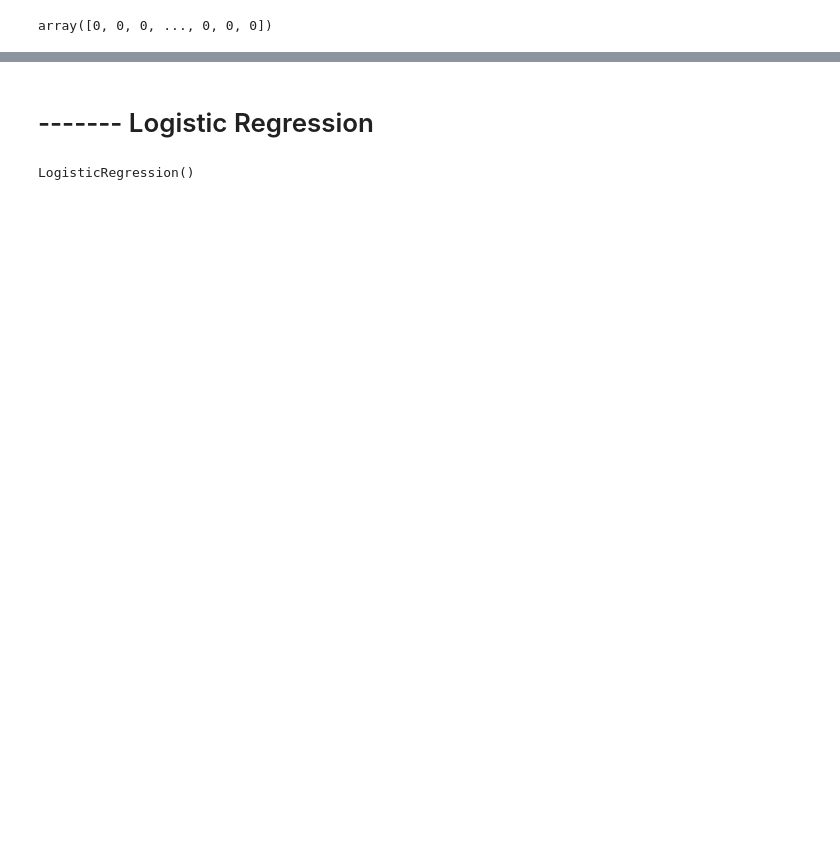
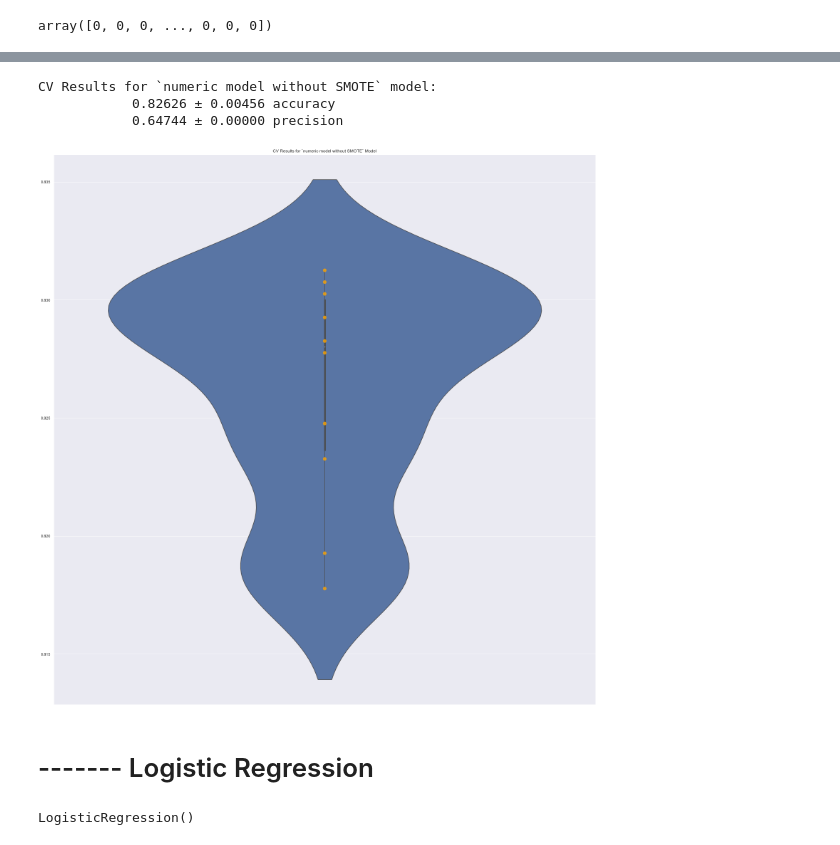
Before and after one commit to K-Pegg/Vaccines-Project, a Jupyter notebook: Notebooks/Juvenson-working-notebook.ipynb, the cells around one changed output, grey strips where cells are left out. Drawn from its saved outputs; the diff is of its cells as text; code cells hidden in the pictures; blank space fills up the shorter version.

```diff
--- a/Notebooks/Juvenson-working-notebook.ipynb
+++ b/Notebooks/Juvenson-working-notebook.ipynb
@@ -587,3 +622,24 @@ rf_clf.predict_proba(X_test_scaled, check_input=True).mean()
+# %%
+num_model_results = mcalculation(
+                        model=rf_clf,
+                        model_name='numeric model without SMOTE',
+                        X=X_train_scaled,
+                        y=y_train
+);
+num_model_results.print_cv_summary()
+
+
+
+#Decision tree model accuracy score and precision score
+fig, ax = plt.subplots()
+
+ax = num_model_results.plot_cv(ax)
+plt.tight_layout();
+# %% [output]
+CV Results for `numeric model without SMOTE` model:
+            0.82626 ± 0.00456 accuracy
+            0.64744 ± 0.00000 precision
+[figure, added]
 # %% [markdown]
 # ------- Logistic Regression
 # %%
```
Also changed, not shown: parts of 35 cells of this notebook.
